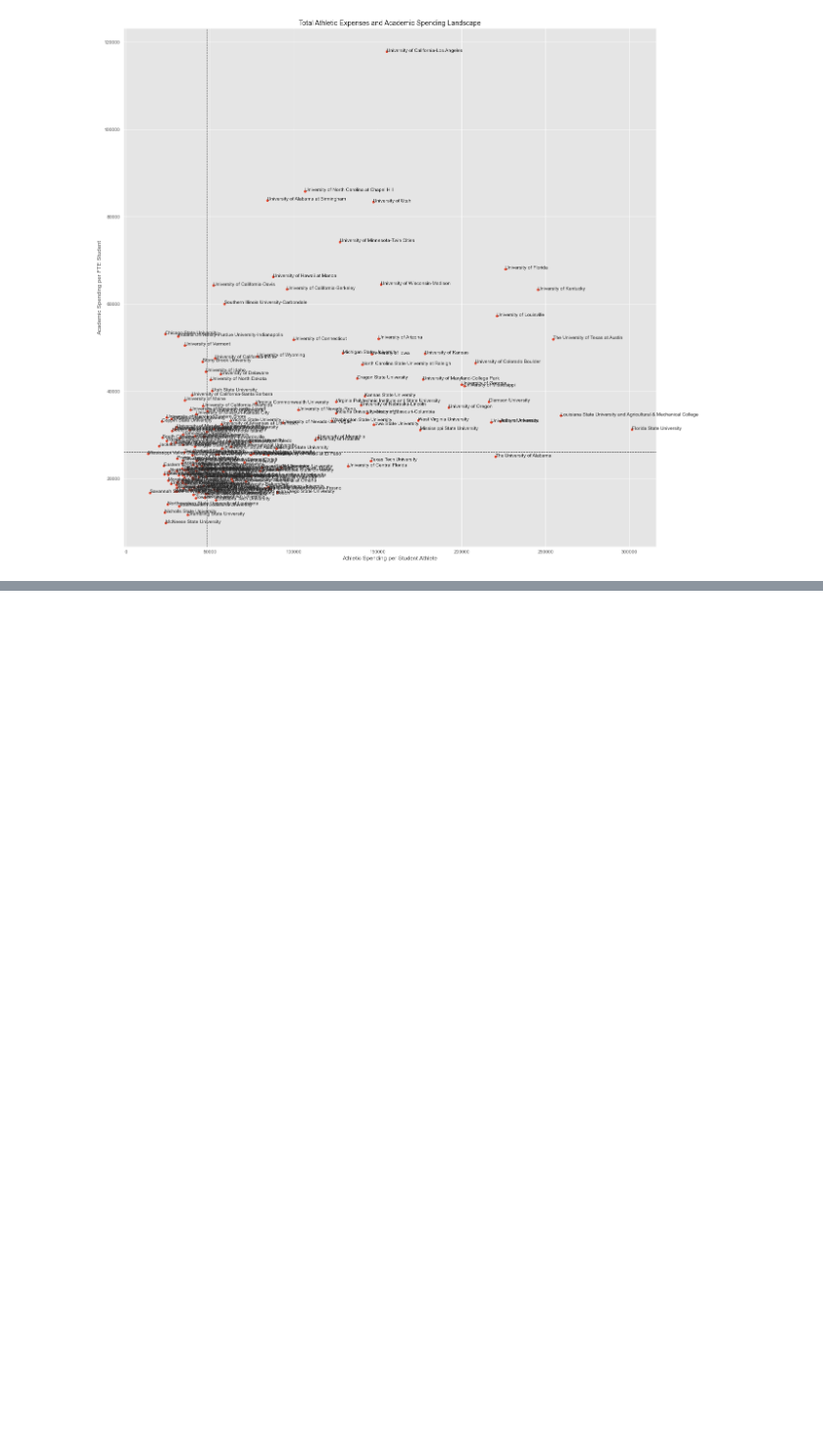
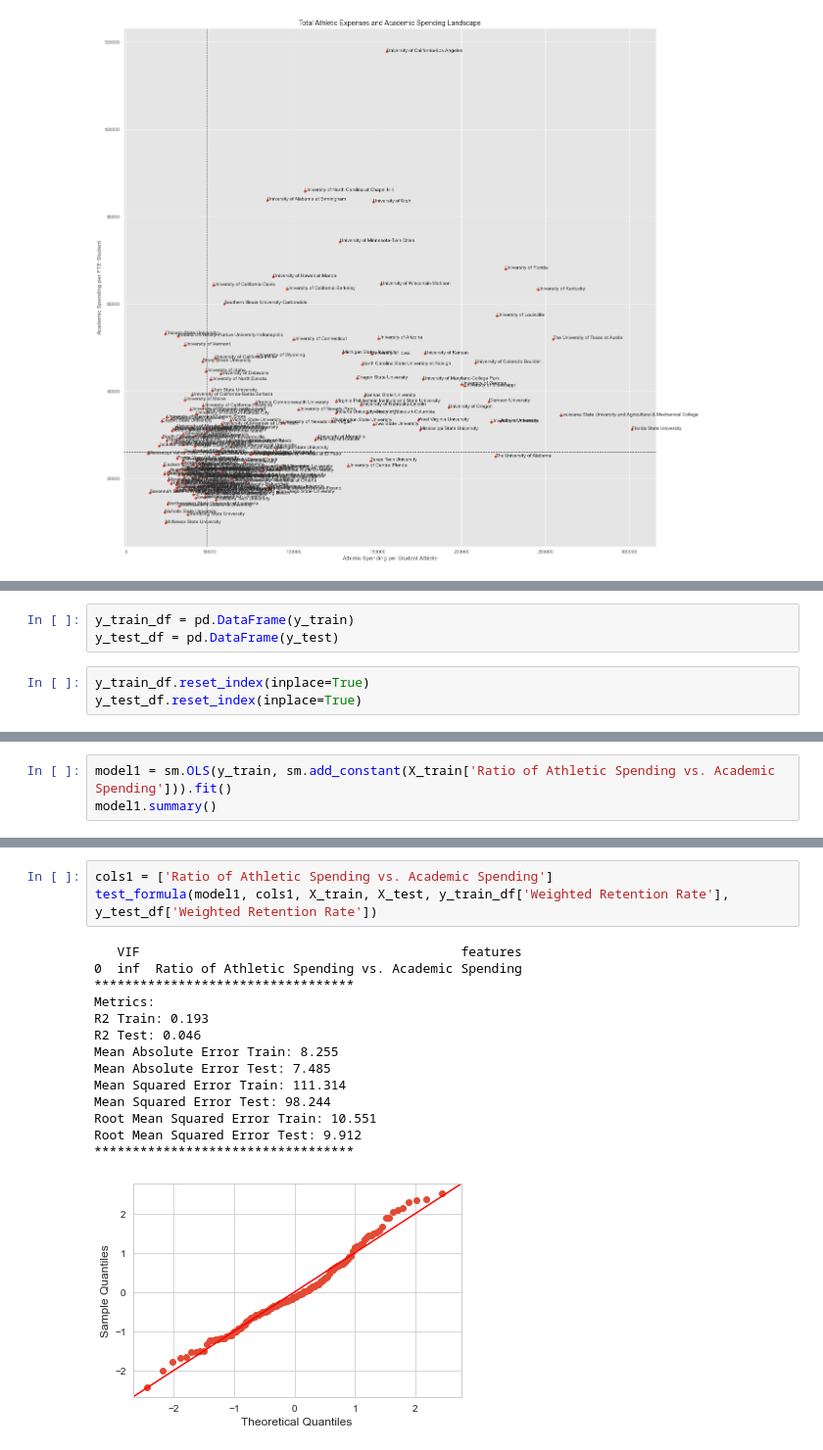
Before and after one commit to Shoemaker703/college_retention, a Jupyter notebook: EDA Notebook.ipynb, the cells around one changed output, grey strips where cells are left out. Shown at 98% size. Cells and saved outputs as stored; diff of their text form; blank space fills up the shorter version.

```diff
--- a/EDA Notebook.ipynb
+++ b/EDA Notebook.ipynb
@@ -599,0 +681,6 @@ dtype: float64
+# %%
+y_train_df = pd.DataFrame(y_train)
+y_test_df = pd.DataFrame(y_test)
+# %%
+y_train_df.reset_index(inplace=True)
+y_test_df.reset_index(inplace=True)
@@ -599,0 +803,3 @@ dtype: float64
+# %%
+model1 = sm.OLS(y_train, sm.add_constant(X_train['Ratio of Athletic Spending vs. Academic Spending'])).fit()
+model1.summary()
@@ -599,0 +842,18 @@ dtype: float64
+# %%
+cols1 = ['Ratio of Athletic Spending vs. Academic Spending']
+test_formula(model1, cols1, X_train, X_test, y_train_df['Weighted Retention Rate'], y_test_df['Weighted Retention Rate'])
+# %% [output]
+   VIF                                          features
+0  inf  Ratio of Athletic Spending vs. Academic Spending
+**********************************
+Metrics:
+R2 Train: 0.193
+R2 Test: 0.046
+Mean Absolute Error Train: 8.255
+Mean Absolute Error Test: 7.485
+Mean Squared Error Train: 111.314
+Mean Squared Error Test: 98.244
+Root Mean Squared Error Train: 10.551
+Root Mean Squared Error Test: 9.912
+**********************************
+[figure, added]
```
Also changed, not shown: parts of 51 cells of this notebook.
